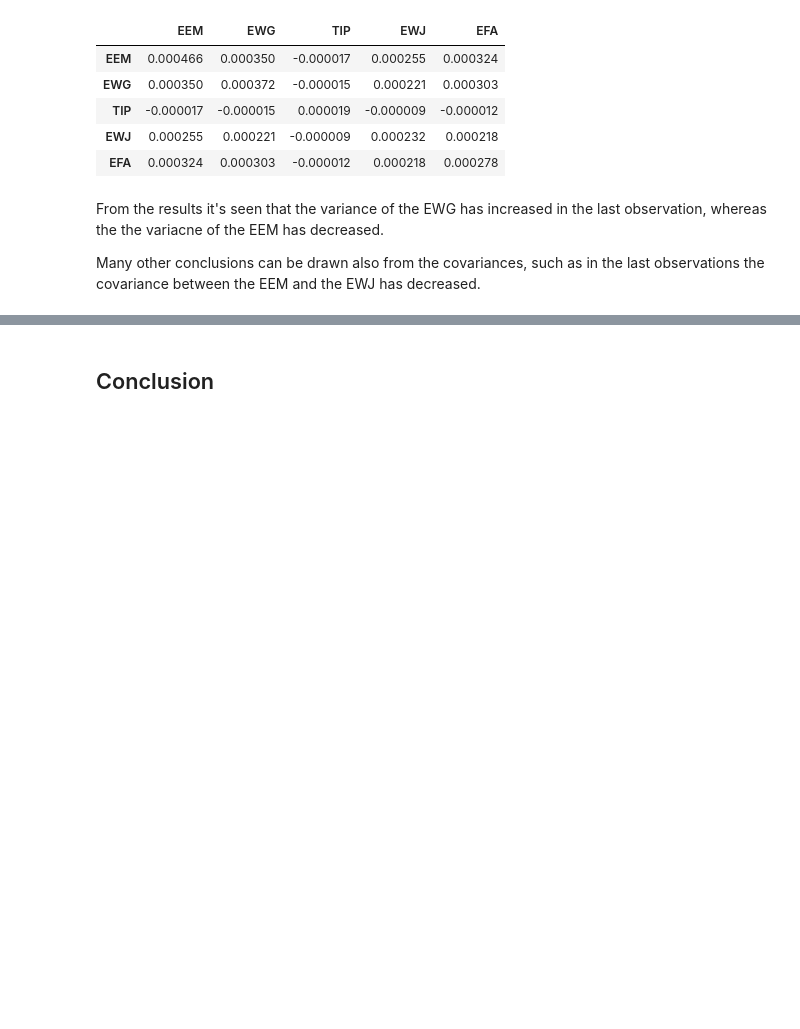
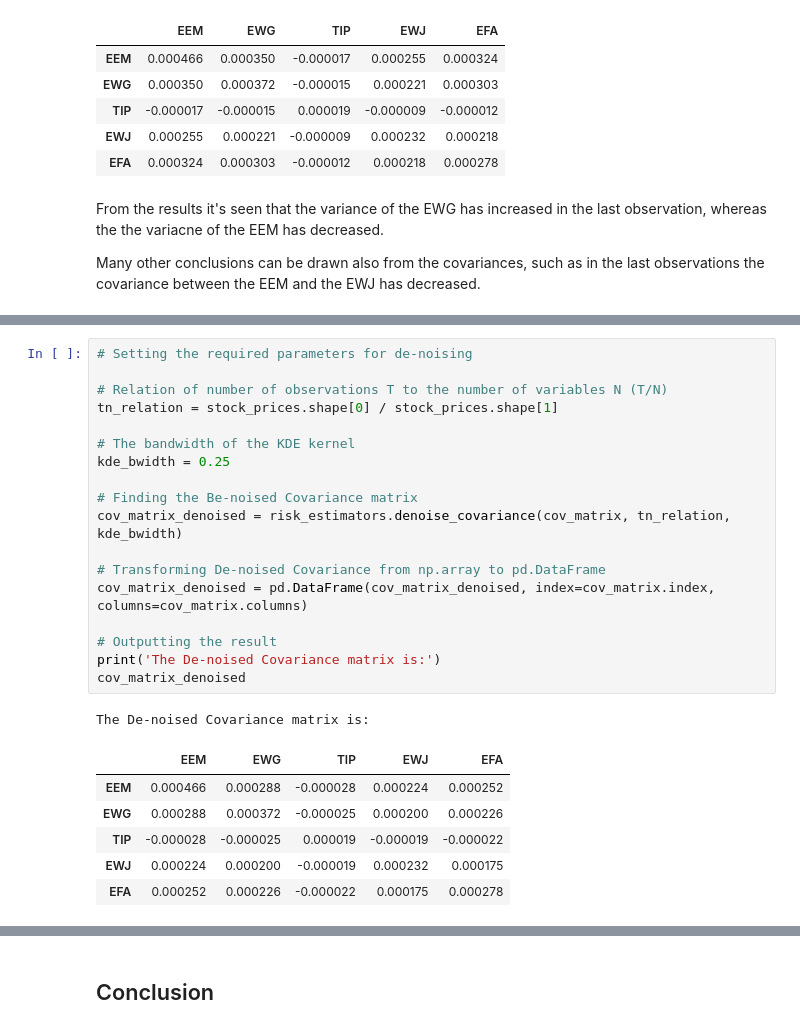
Before and after one commit to AI-Stuff/hudson-and-thames-research, a Jupyter notebook: RiskEstimators/RiskEstimators.ipynb, the cells around one changed output, grey strips where cells are left out. Saved outputs shown, nothing was run; the diff lists cells and outputs as text; blank space fills up the shorter version.

```diff
--- a/RiskEstimators/RiskEstimators.ipynb
+++ b/RiskEstimators/RiskEstimators.ipynb
@@ -364,0 +396,26 @@ Many other conclusions can be drawn also from the covariances, such as in the la
+# %%
+# Setting the required parameters for de-noising
+
+# Relation of number of observations T to the number of variables N (T/N)
+tn_relation = stock_prices.shape[0] / stock_prices.shape[1]
+
+# The bandwidth of the KDE kernel
+kde_bwidth = 0.25
+
+# Finding the Вe-noised Сovariance matrix
+cov_matrix_denoised = risk_estimators.denoise_covariance(cov_matrix, tn_relation, kde_bwidth)
+
+# Transforming De-noised Covariance from np.array to pd.DataFrame
+cov_matrix_denoised = pd.DataFrame(cov_matrix_denoised, index=cov_matrix.index, columns=cov_matrix.columns)
+
+# Outputting the result
+print('The De-noised Сovariance matrix is:')
+cov_matrix_denoised
+# %% [output]
+The De-noised Сovariance matrix is:
+|  | EEM | EWG | TIP | EWJ | EFA |
+| EEM | 0.000466 | 0.000288 | -0.000028 | 0.000224 | 0.000252 |
+| EWG | 0.000288 | 0.000372 | -0.000025 | 0.000200 | 0.000226 |
+| TIP | -0.000028 | -0.000025 | 0.000019 | -0.000019 | -0.000022 |
+| EWJ | 0.000224 | 0.000200 | -0.000019 | 0.000232 | 0.000175 |
+| EFA | 0.000252 | 0.000226 | -0.000022 | 0.000175 | 0.000278 |
```
Also changed, not shown: parts of 24 cells of this notebook.
